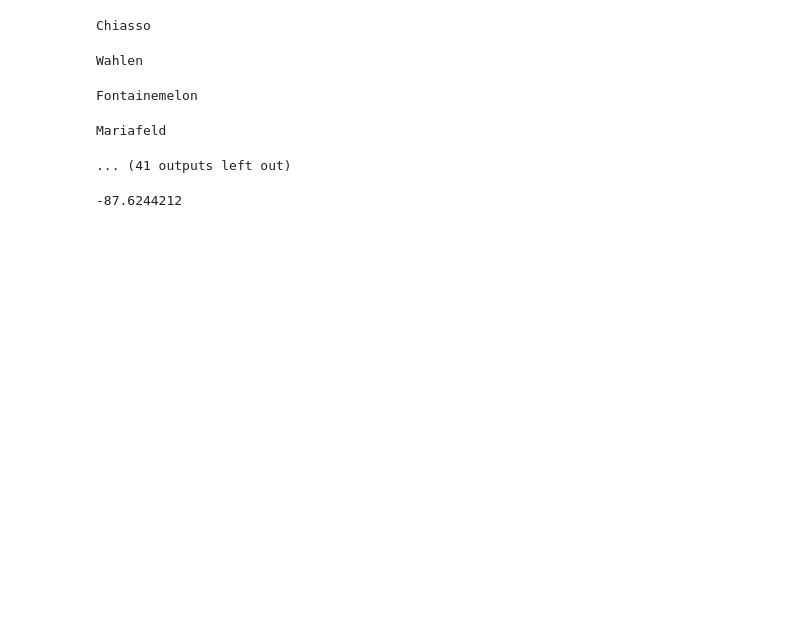
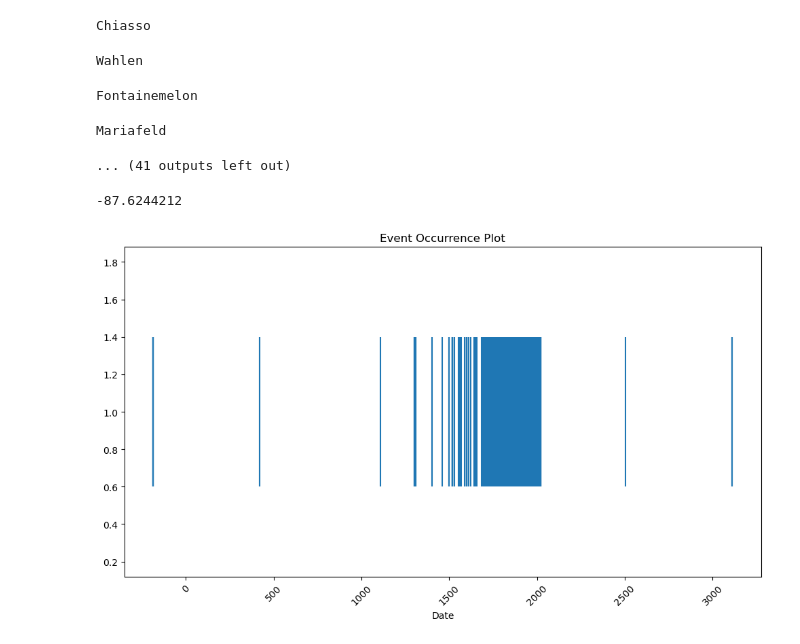
Before and after one commit to YasAsgari/IVDA, a Jupyter notebook: Exploratory Analysis/Exploratory_analysis.ipynb, the cells around one changed output. Drawn from its saved outputs; the diff is of its cells as text; code cells hidden in the pictures; blank space fills up the shorter version.

```diff
--- a/Exploratory Analysis/Exploratory_analysis.ipynb
+++ b/Exploratory Analysis/Exploratory_analysis.ipynb
@@ -30,9 +30,7 @@ df.found_data=pd.to_datetime(df.date_of_publication_or_production_standardised,
 # %%
 def find_date_of_publication(x):
     try:
-        numbers_only = re.findall(r'\d+', '711, ca zwischen 1930-1972')
-
-        return int([x for x in numbers_only if len(x) > 3][0][:4])
+        return int(x[:4])
     except:
         print(x)
         return None
@@ -39,2 +52,2 @@ def find_date_of_publication(x):
 # %%
-df.found_data=df.date_of_publication_or_production_standardised.apply(find_date_of_publication)
+df['found_date']=df.date_of_publication_or_production_standardised.apply(find_date_of_publication)
@@ -41,3 +64,5 @@ df.found_data=df.date_of_publication_or_production_standardised.apply(find_date_
+# %%
+df=df.dropna(subset=['found_date'])
 # %%
 df['language'] = df['language'].str.replace("[\[\]']", '', regex=True)  # Remove brackets and quotes
 df['language'] = df['language'].str.split(',\s*')  # Split by commas with optional whitespace
@@ -310,0 +297,20 @@ fig.add_trace(go.Scattermapbox(
+# %%
+import matplotlib.pyplot as plt
+
+# Preparing the data for eventplot (convert 'found_date' to timestamps if needed)
+event_times = df['found_date']
+
+# Plotting the events
+plt.figure(figsize=(10, 6))
+plt.eventplot(event_times, orientation='horizontal', lineoffsets=1, linelengths=0.8, alpha=1)
+
+# Adding labels and title
+plt.xlabel("Date")
+plt.title("Event Occurrence Plot")
+
+# Rotate the x-axis labels for better readability
+plt.xticks(rotation=45)
+plt.tight_layout()
+plt.show()
+# %% [output]
+[figure, added]
```
Also changed, not shown: parts of 8 cells of this notebook.
